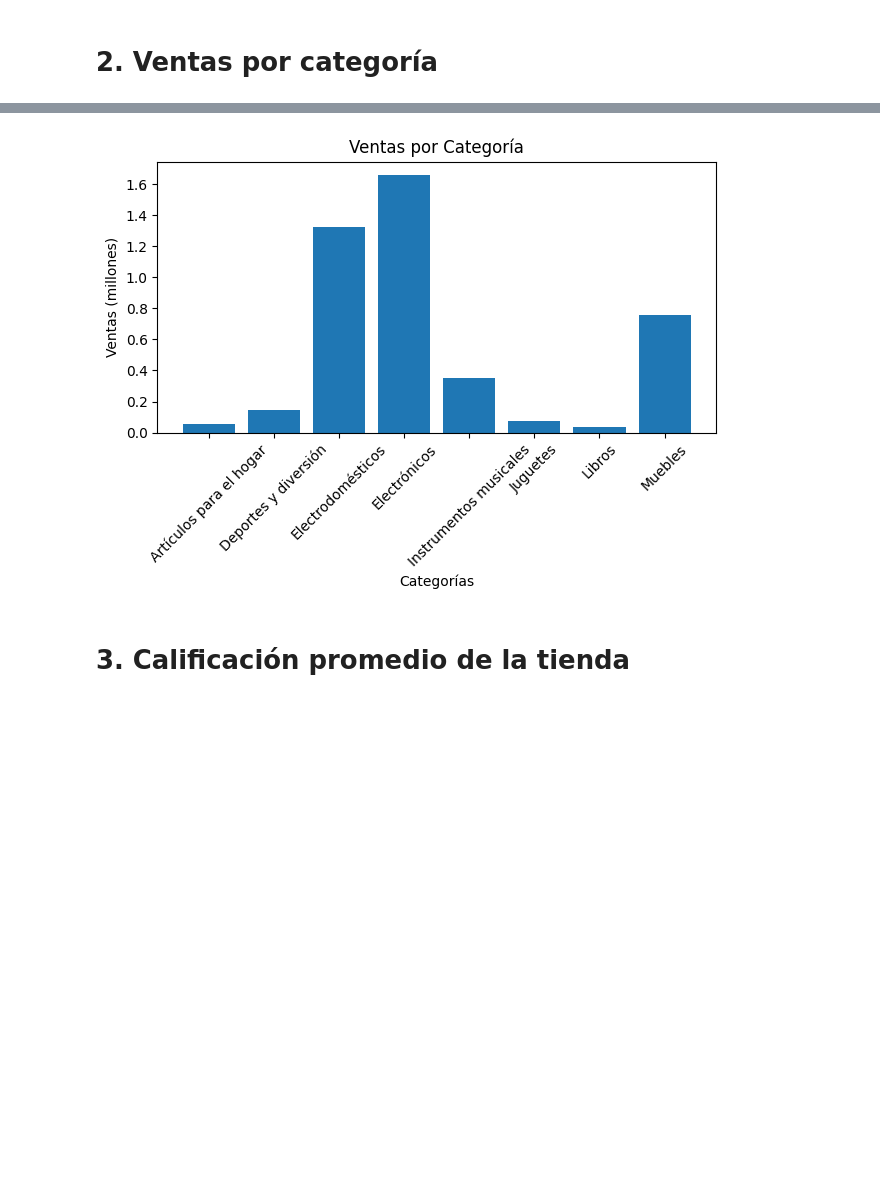
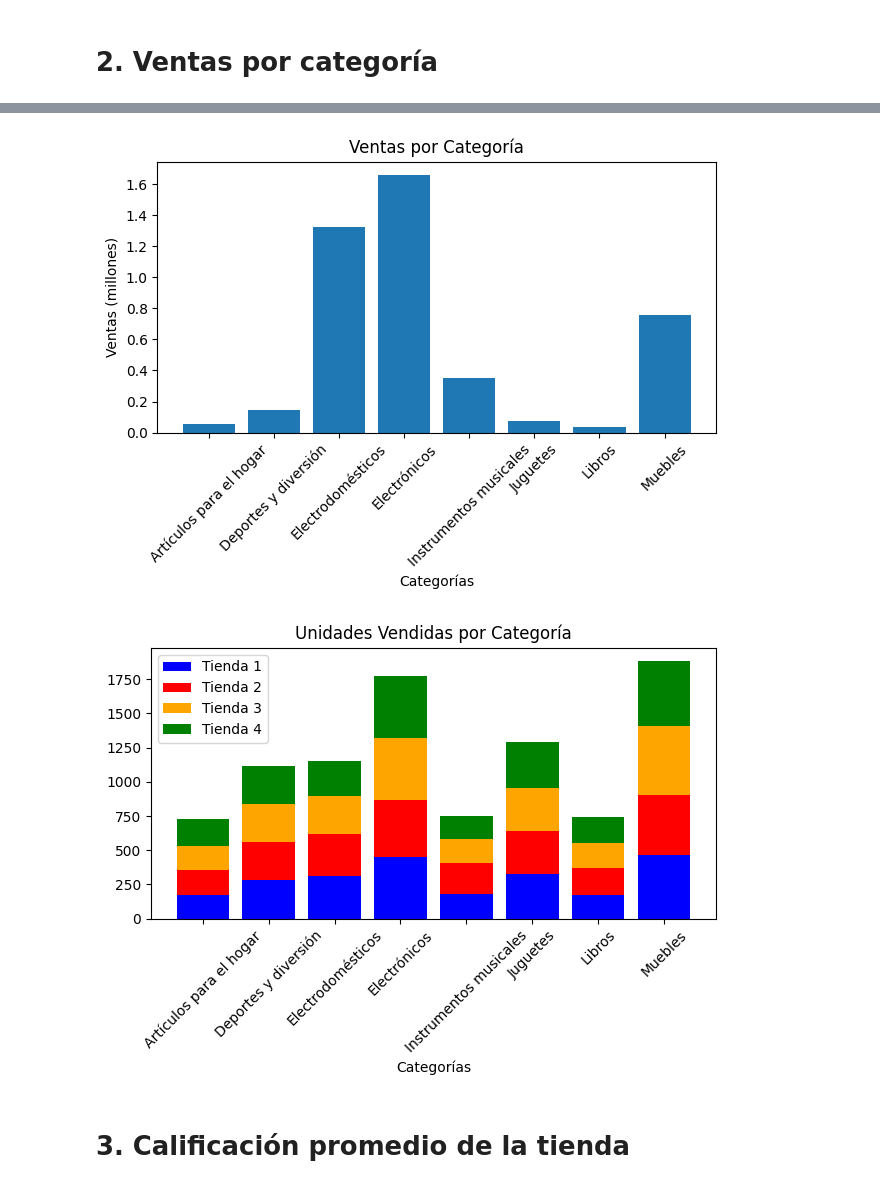
Before and after one commit to claudio1804-12/challenge1, a Jupyter notebook: AluraStoreLatam.ipynb, the cells around one changed output, grey strips where cells are left out. Cells and saved outputs as stored; diff of their text form; code cells hidden in the pictures; blank space fills up the shorter version.

```diff
--- a/AluraStoreLatam.ipynb
+++ b/AluraStoreLatam.ipynb
@@ -96,14 +104,27 @@ ventas
-# %%
-import matplotlib.pyplot as plt
-plt.bar(ventas.index, ventas['Total']/1000000000)
-plt.title('Ventas por Categoría')
-plt.ylabel('Ventas (millones)')
-plt.xlabel('Categorías')
-plt.xticks(rotation=45)
-plt.tight_layout()
-plt.show()
-# %% [output]
-[figure, removed]
+# %%
+import matplotlib.pyplot as plt
+plt.bar(ventas.index, ventas['Total']/1000000000)
+plt.title('Ventas por Categoría')
+plt.ylabel('Ventas (millones)')
+plt.xlabel('Categorías')
+plt.xticks(rotation=45)
+plt.tight_layout()
+plt.show()
+
+fi, ax = plt.subplots()
+ax.bar(u_ventas.index, u_ventas['Tienda 1'], color = 'blue')
+ax.set_title('Unidades Vendidas por Categoría')
+ax.bar(u_ventas.index, u_ventas['Tienda 2'], bottom=u_ventas['Tienda 1'], color = 'red')
+ax.bar(u_ventas.index, u_ventas['Tienda 3'], bottom=u_ventas['Tienda 1']+u_ventas['Tienda 2'], color = 'orange')
+ax.bar(u_ventas.index, u_ventas['Tienda 4'], bottom=u_ventas['Tienda 1']+u_ventas['Tienda 2']+u_ventas['Tienda 3'], color = 'green')
+ax.set_xlabel('Categorías')
+ax.legend(['Tienda 1', 'Tienda 2', 'Tienda 3', 'Tienda 4'])
+plt.xticks(rotation=45)
+plt.tight_layout()
+plt.show()
+# %% [output]
+[figure, added]
+[figure, added]
 # %% [markdown]
 # 3. Calificación promedio de la tienda
 # %%
```
Also changed, not shown: parts of 2 cells of this notebook.
